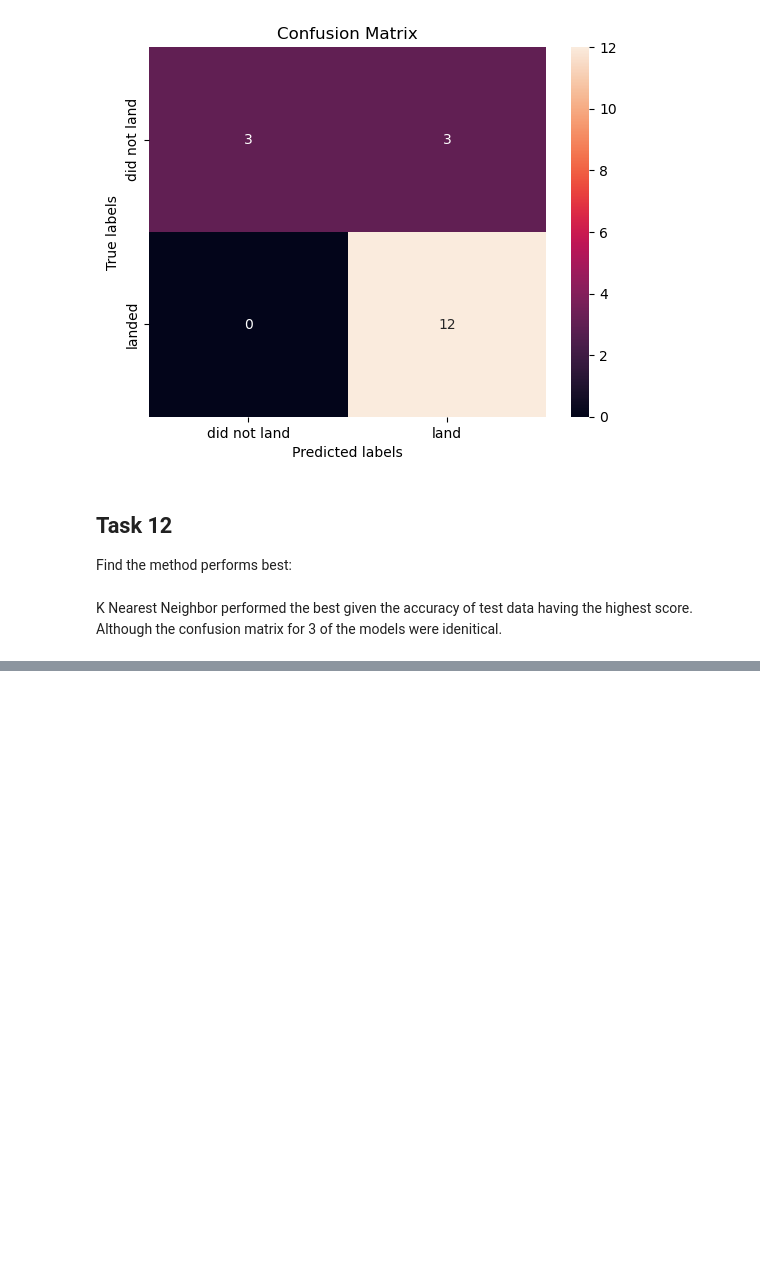
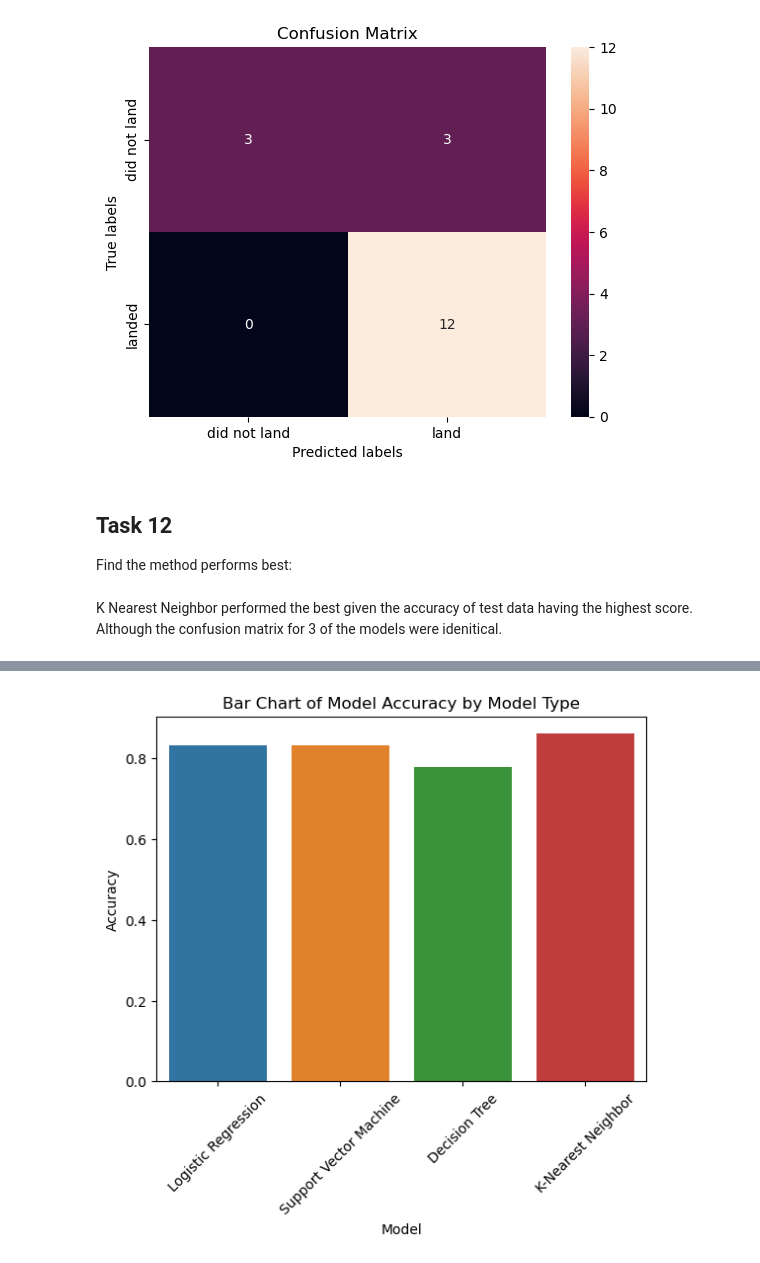
Before and after one commit to te-ex153/ibm-capstone, a Jupyter notebook: ibm_capstone_machine_learning.ipynb, the cells around one changed output, grey strips where cells are left out. Drawn from its saved outputs; the diff is of its cells as text; code cells hidden in the pictures; blank space fills up the shorter version.

```diff
--- a/ibm_capstone_machine_learning.ipynb
+++ b/ibm_capstone_machine_learning.ipynb
@@ -283,3 +283,12 @@ plot_confusion_matrix(y_test,yhat)
 Find the method performs best:
 # %% [markdown]
 K Nearest Neighbor performed the best given the accuracy of test data having the highest score. Although the confusion matrix for 3 of the models were idenitical.
+# %%
+acc_dict = {
+    'Logistic Regression': test_acc_lr,
+    'Support Vector Machine': test_acc_svm,
+    'Decision Tree': test_acc_tree,
+    'K-Nearest Neighbor': test_acc_knn
+}
+acc_df = pd.DataFrame(list(acc_dict.items()), columns=['Model', 'Accuracy'])
+acc_df
@@ -285,0 +301,7 @@ K Nearest Neighbor performed the best given the accuracy of test data having the
+# %%
+sns.barplot(x='Model', y='Accuracy', data=acc_df)
+plt.title('Bar Chart of Model Accuracy by Model Type')
+plt.xticks(rotation=45)
+plt.show()
+# %% [output]
+[figure, added]
```
Also changed, not shown: parts of 5 cells of this notebook.
